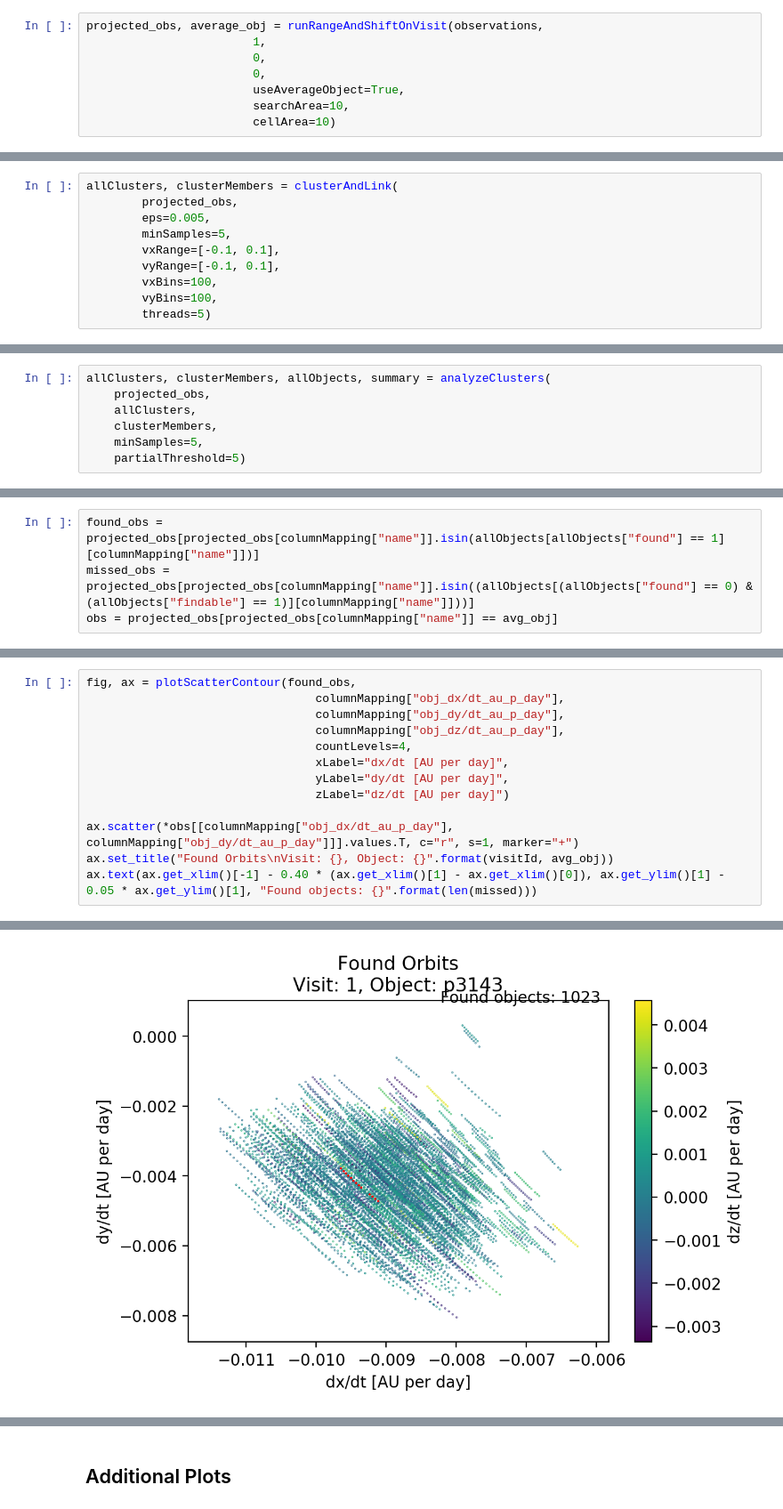
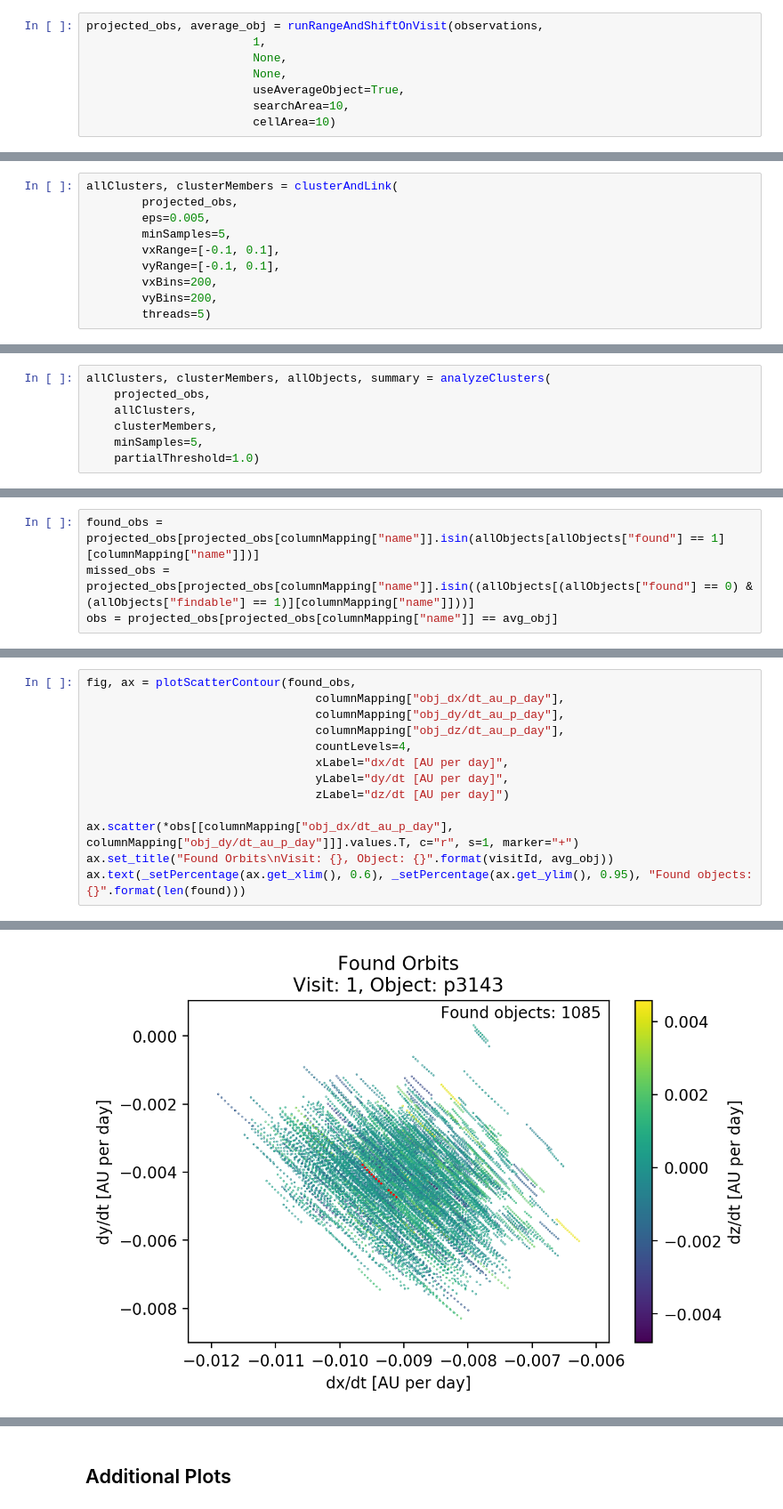
Before and after one commit to moeyensj/thor, a Jupyter notebook: notebooks/dev_msst.ipynb, the cells around one changed output, grey strips where cells are left out. Shown at 89% size. Cells and saved outputs as stored; diff of their text form.

```diff
--- a/notebooks/dev_msst.ipynb
+++ b/notebooks/dev_msst.ipynb
@@ -78,8 +79,8 @@ neos = orbits[orbits["a_au"] <= 1.3]["designation"].values
 # %%
 projected_obs, average_obj = runRangeAndShiftOnVisit(observations,
                         1,
-                        0,
-                        0,
+                        None,
+                        None,
                         useAverageObject=True,
                         searchArea=10,
                         cellArea=10)
@@ -110,8 +111,8 @@ allClusters, clusterMembers = clusterAndLink(
         minSamples=5,
         vxRange=[-0.1, 0.1],
         vyRange=[-0.1, 0.1],
-        vxBins=100,
-        vyBins=100,
+        vxBins=200,
+        vyBins=200,
         threads=5)
 # %% [output]
 THOR: clusterAndLink
@@ -139,7 +140,7 @@ allClusters, clusterMembers, allObjects, summary = analyzeClusters(
     allClusters,
     clusterMembers,
     minSamples=5,
-    partialThreshold=5)
+    partialThreshold=1.0)
 # %% [output]
 THOR: analyzeClusters
 -------------------------
@@ -236,5 +255,5 @@ fig, ax = plotScatterContour(found_obs,
 
 ax.scatter(*obs[[columnMapping["obj_dx/dt_au_p_day"], columnMapping["obj_dy/dt_au_p_day"]]].values.T, c="r", s=1, marker="+")
 ax.set_title("Found Orbits\nVisit: {}, Object: {}".format(visitId, avg_obj))
-ax.text(ax.get_xlim()[-1] - 0.40 * (ax.get_xlim()[1] - ax.get_xlim()[0]), ax.get_ylim()[1] - 0.05 * ax.get_ylim()[1], "Found objects: {}".format(len(missed)))
+ax.text(_setPercentage(ax.get_xlim(), 0.6), _setPercentage(ax.get_ylim(), 0.95), "Found objects: {}".format(len(found)))
 # %% [output]
@@ -242 +261 @@ Text(-0.0082271,0.000964367,'Found objects: 1023')
-[figure, old version]
+[figure, new version]
```
Also changed, not shown: parts of 27 cells of this notebook.
